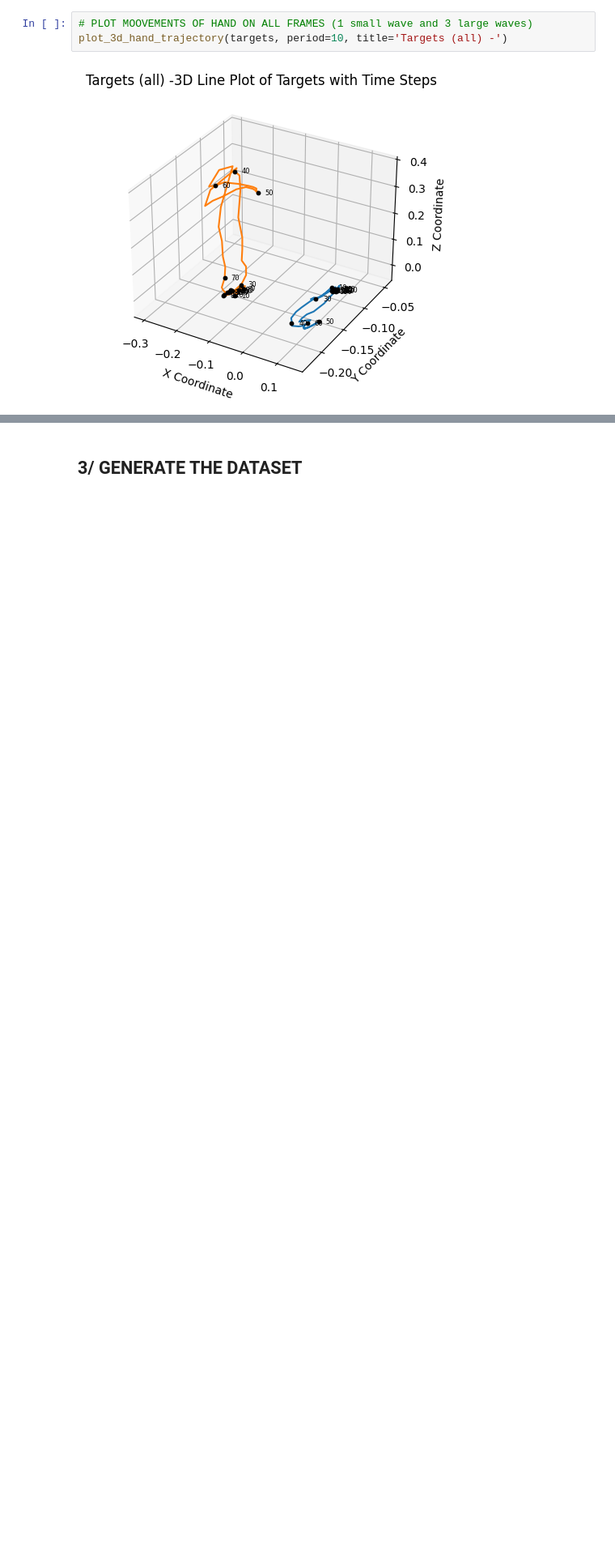
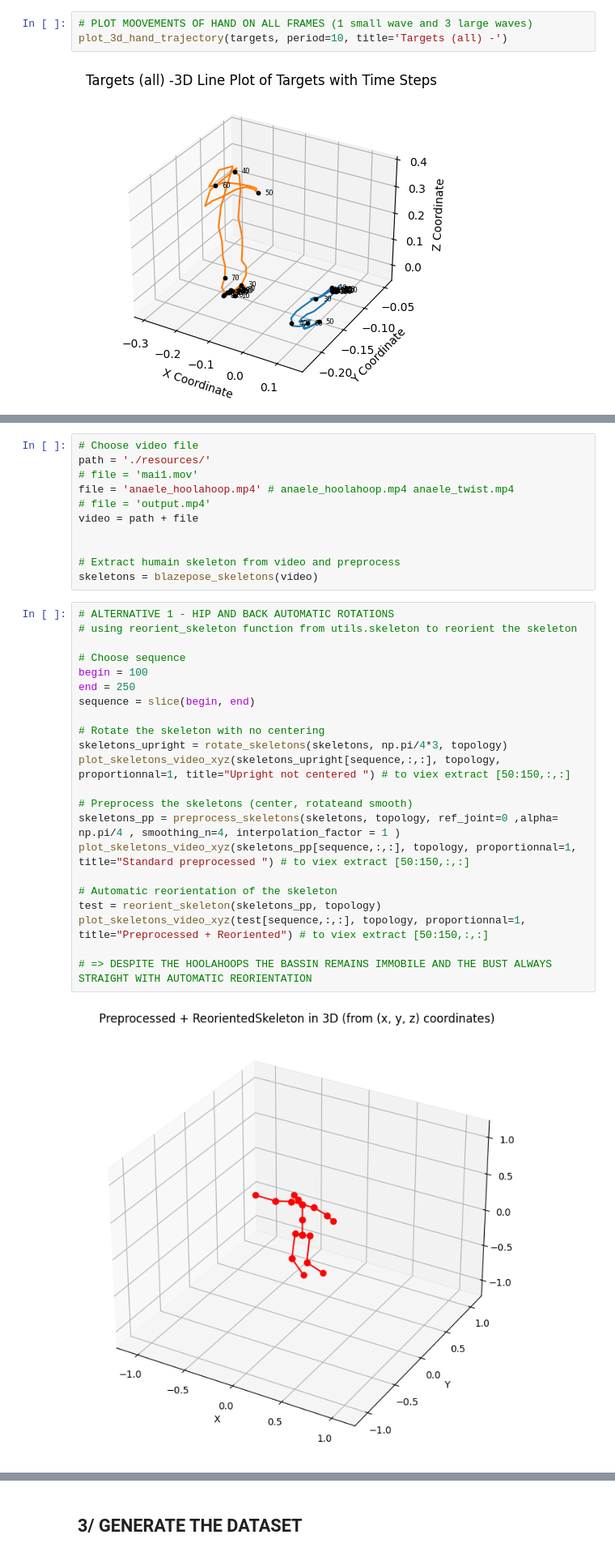
Before and after one commit to anaele-paris/Poppy, a Jupyter notebook: video_capturing.ipynb, the cells around one changed output, grey strips where cells are left out. Shown at 81% size. Cells and saved outputs as stored; diff of their text form; blank space fills up the shorter version.

Commit message:
testing alternative preprocessings (back straight and/or centering on base of neck)

```diff
--- a/video_capturing.ipynb
+++ b/video_capturing.ipynb
@@ -774,0 +790,35 @@ plot_3d_hand_trajectory(targets, period=10, title='Targets (all) -')
+# %%
+# Choose video file
+path = './resources/'
+# file = 'mai1.mov'
+file = 'anaele_hoolahoop.mp4' # anaele_hoolahoop.mp4 anaele_twist.mp4
+# file = 'output.mp4'
+video = path + file
+
+
+# Extract humain skeleton from video and preprocess
+skeletons = blazepose_skeletons(video)
+# %%
+# ALTERNATIVE 1 - HIP AND BACK AUTOMATIC ROTATIONS
+# using reorient_skeleton function from utils.skeleton to reorient the skeleton
+
+# Choose sequence
+begin = 100
+end = 250
+sequence = slice(begin, end)
+
+# Rotate the skeleton with no centering
+skeletons_upright = rotate_skeletons(skeletons, np.pi/4*3, topology)
+plot_skeletons_video_xyz(skeletons_upright[sequence,:,:], topology, proportionnal=1, title="Upright not centered ") # to viex extract [50:150,:,:]
+
+# Preprocess the skeletons (center, rotateand smooth)
+skeletons_pp = preprocess_skeletons(skeletons, topology, ref_joint=0 ,alpha= np.pi/4 , smoothing_n=4, interpolation_factor = 1 )
+plot_skeletons_video_xyz(skeletons_pp[sequence,:,:], topology, proportionnal=1, title="Standard preprocessed ") # to viex extract [50:150,:,:]
+
+# Automatic reorientation of the skeleton
+test = reorient_skeleton(skeletons_pp, topology)
+plot_skeletons_video_xyz(test[sequence,:,:], topology, proportionnal=1, title="Preprocessed + Reoriented") # to viex extract [50:150,:,:]
+
+# => DESPITE THE HOOLAHOOPS THE BASSIN REMAINS IMMOBILE AND THE BUST ALWAYS STRAIGHT WITH AUTOMATIC REORIENTATION
+# %% [output]
+[figure, added]
```
Also changed, not shown: parts of 12 cells of this notebook, 12 other files.
